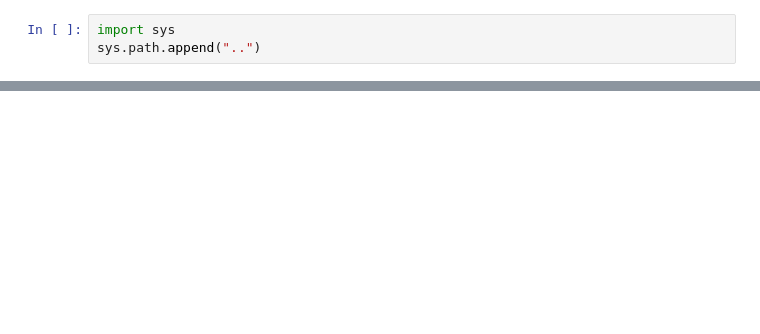
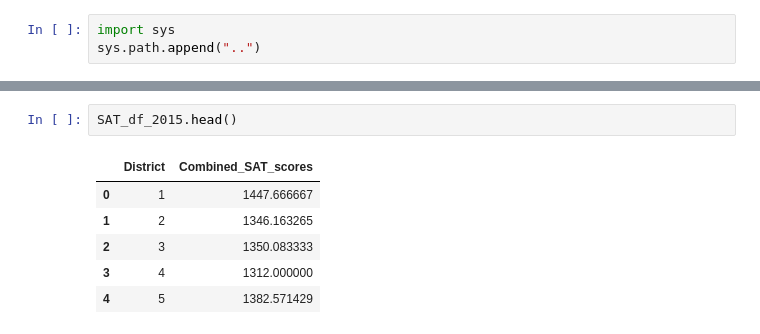
Before and after one commit to shravan097/NYCHS-Data-Analysis, a Jupyter notebook: baivab/SATAnalysis.ipynb, the cells around one changed output, grey strips where cells are left out. Drawn from its saved outputs; the diff is of its cells as text; blank space fills up the shorter version.

```diff
--- a/baivab/SATAnalysis.ipynb
+++ b/baivab/SATAnalysis.ipynb
@@ -62,2 +142,11 @@ SAT_df.head()
+# %%
+SAT_df_2015.head()
+# %% [output]
+|  | District | Combined_SAT_scores |
+| 0 | 1 | 1447.666667 |
+| 1 | 2 | 1346.163265 |
+| 2 | 3 | 1350.083333 |
+| 3 | 4 | 1312.000000 |
+| 4 | 5 | 1382.571429 |
 # %%
 
```
Also changed, not shown: parts of 19 cells of this notebook.
